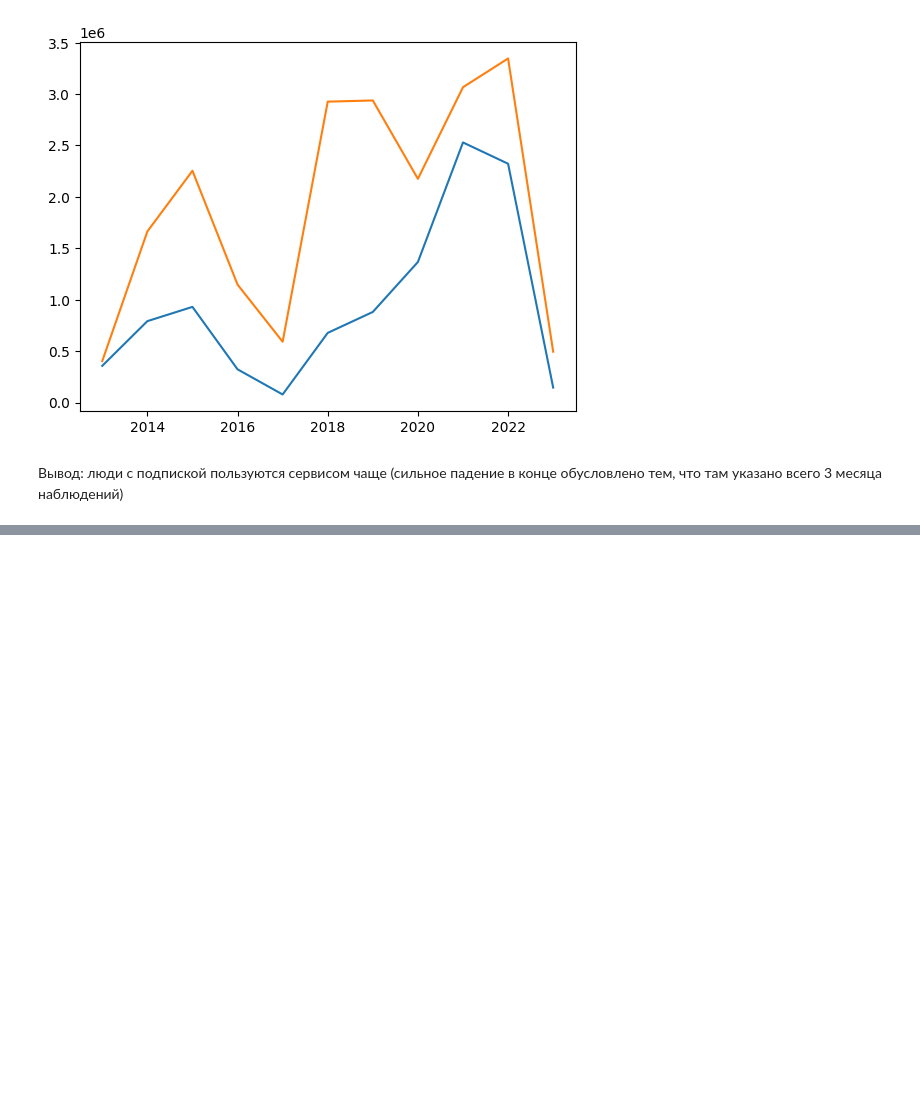
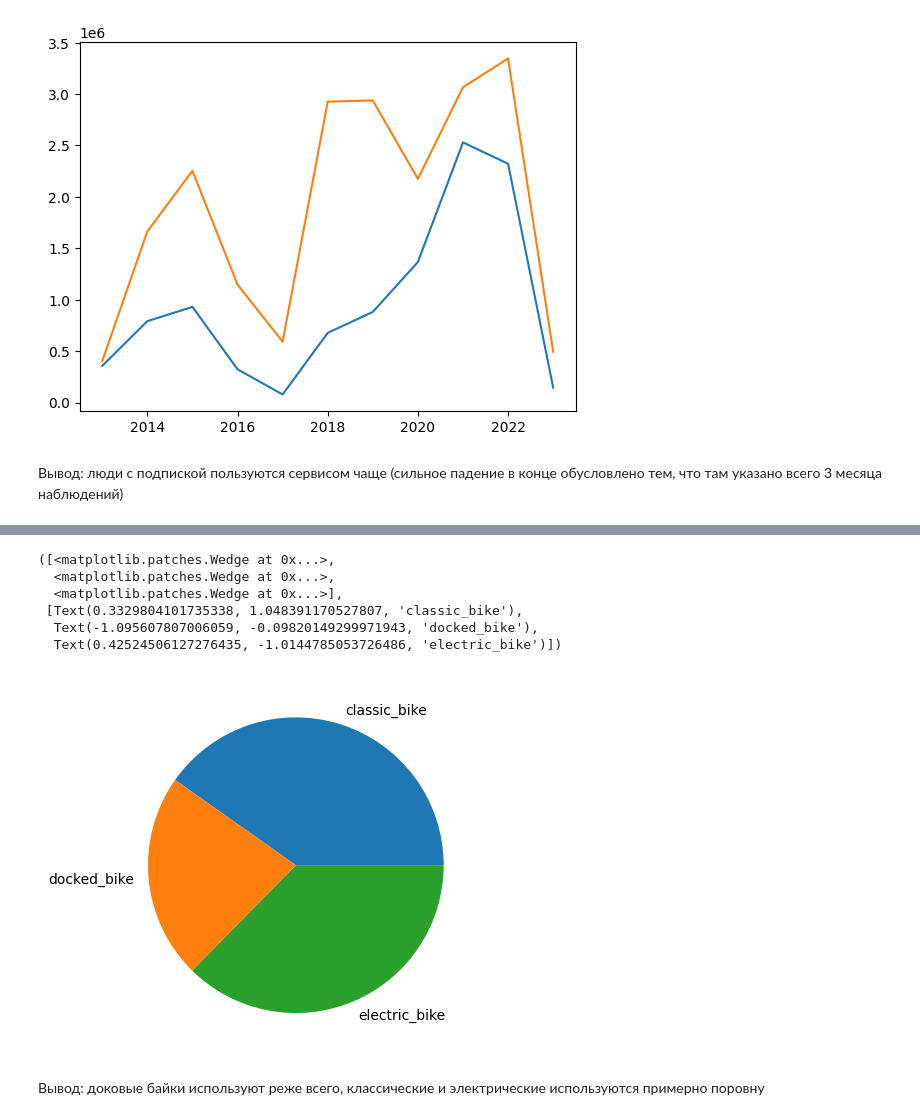
Before and after one commit to Konstantin-Kalug/yandex_bigdata_intensive, a Jupyter notebook: Target_audience.ipynb, the cells around one changed output, grey strips where cells are left out. Drawn from its saved outputs; the diff is of its cells as text; code cells hidden in the pictures; blank space fills up the shorter version.

```diff
--- a/Target_audience.ipynb
+++ b/Target_audience.ipynb
@@ -21,0 +122,10 @@ plt.show()
+# %%
+res = None
+for year in range(2020, 2024):
+    df = pd.read_table(f'data/src/{year}/part-00000', index_col=False, header=None, names=['id', 'biketype', 'starttime', 'endtime', 'startstation', 'endstation', 'startlat', 'startlng', 'endlat', 'endlng', 'member_casual', 'gender', 'age', 'bikeid'], sep=',')
+    types = df[['biketype', 'id']].groupby(by='biketype').count()
+    if res is None:
+        res = types
+    else:
+        res = pd.concat([res, types]).groupby(by='biketype').sum()
+res
@@ -21,0 +138,12 @@ plt.show()
+# %%
+plt.pie(res['id'].tolist(), labels=res.reset_index()['biketype'].tolist())
+# %% [output]
+([<matplotlib.patches.Wedge at 0x...>,
+  <matplotlib.patches.Wedge at 0x...>,
+  <matplotlib.patches.Wedge at 0x...>],
+ [Text(0.3329804101735338, 1.048391170527807, 'classic_bike'),
+  Text(-1.095607807006059, -0.09820149299971943, 'docked_bike'),
+  Text(0.42524506127276435, -1.0144785053726486, 'electric_bike')])
+[figure, added]
+# %% [markdown]
+Вывод: доковые байки используют реже всего, классические и электрические используются примерно поровну
```
Also changed, not shown: parts of 16 cells of this notebook.
